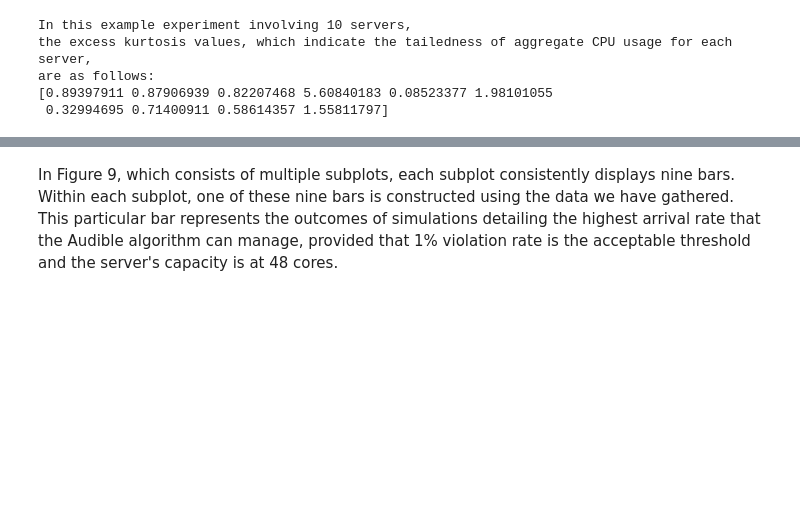
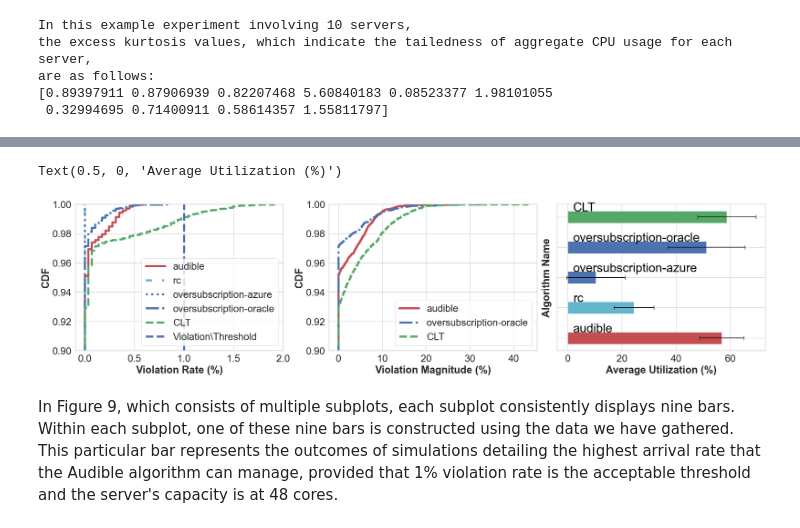
Before and after one commit to seyedali14/audible-artifact-asplos24, a Jupyter notebook: figures.ipynb, the cells around one changed output, grey strips where cells are left out. Cells and saved outputs as stored; diff of their text form; code cells hidden in the pictures; blank space fills up the shorter version.

```diff
--- a/figures.ipynb
+++ b/figures.ipynb
@@ -303,10 +300,10 @@ To replicate the graphs reported in the paper exactly, you will need the result
 # %%
 df_per_algo = {}
 server_capacity = 48
-for algo in ['audible']:
+for algo, vm_arr_rate, first_model in [('audible', 269, '0.95'), ('rc', 115, 'rc-0.95'), ('oversubscription-azure', 49, '2X'), ('oversubscription-oracle', 242, '0.4X'), ('CLT', 278, '0.95')]:
     dfs = []
-    for random_seed in range(10):
-        location = f'results/audible/small_{random_seed}_{algo}_2021_burstable_269_86400_0.95_oracle_worst-fit_usage_756_{server_capacity}_0.01_0_True_2016'
+    for random_seed in range(777, 787):
+        location = f"results/{algo}/small_{random_seed}_{algo}_2021_burstable_{vm_arr_rate}_87264_{first_model}_oracle_worst-fit_usage_756_{server_capacity}_0.01_0_True_2880"
         result_df = pd.read_feather(f'{location}.feather')
         dfs.append(result_df)
     df_per_algo[algo] = pd.concat(dfs, axis=0)
@@ -317,7 +310,7 @@ df_per_algo['audible'].shape
 # %%
 average_utilization_per_algorithm, violation_rate_per_algorithm, max_violation_magnitude_per_algorithm = {}, {}, {}
-for algo in ['audible']:
-    average_utilization_per_algorithm[algo] = 100*df_per_algo['audible']['usage'].apply(np.mean).values/server_capacity
-    violation_rate_per_algorithm[algo] = df_per_algo['audible']['usage'].apply( lambda x: 100*len(x[x>=server_capacity])/len(x) )
-    temp = df_per_algo['audible']['usage'].apply( lambda x: np.max((100*x[x>=server_capacity]/server_capacity) - 100, initial=0))
+for algo, vm_arr_rate, first_model in [('audible', 269, '0.95'), ('rc', 115, 'rc-0.95'), ('oversubscription-azure', 49, '2X'), ('oversubscription-oracle', 242, '0.4X'), ('CLT', 278, '0.95')]:
+    average_utilization_per_algorithm[algo] = 100*df_per_algo[algo]['usage'].apply(np.mean).values/server_capacity
+    violation_rate_per_algorithm[algo] = df_per_algo[algo]['usage'].apply( lambda x: 100*len(x[x>server_capacity])/len(x) ).values
+    temp = df_per_algo[algo]['usage'].apply( lambda x: np.max((100*x[x>server_capacity]/server_capacity) - 100, initial=0)).values
     max_violation_magnitude_per_algorithm[algo] = temp#[temp>=0]
@@ -360,2 +317,41 @@ plt.show()
+# %%
+fig, axs = plt.subplots(1, 3, figsize = (8.5*2.9, 3*2), constrained_layout=True)
+for algo in violation_rate_per_algorithm:
+    # violation rate
+    sns.ecdfplot(violation_rate_per_algorithm[algo], label = algo, color = algo_to_color[algo.lower()], ax = axs[0], lw = 5, ls = algo_to_ls[algo.lower()])
+    axs[0].set_ylim(0.9, 1)
+    # max violation Magnitude
+    if sum(max_violation_magnitude_per_algorithm[algo]) != 0:
+        sns.ecdfplot(max_violation_magnitude_per_algorithm[algo], label = algo, color = algo_to_color[algo.lower()], ax = axs[1], lw = 5, ls = algo_to_ls[algo.lower()])
+    axs[1].set_ylim(0.9, 1)
+
+axs[0].set_xlabel('Violation Rate (%)')
+axs[0].set_ylabel('CDF')
+axs[0].vlines(ymin = 0.9, ymax = 1, x = 1, ls = '--', lw = 5, label = 'Violation\Threshold')
+axs[0].legend(loc = 4)
+
+axs[1].set_xlabel('Violation Magnitude (%)')
+axs[1].set_ylabel('CDF')
+axs[1].legend(loc = 4)
+
+# Average Utilization
+means = {algo:np.mean(average_utilization_per_algorithm[algo]) for algo in average_utilization_per_algorithm}
+ranges = [np.max(average_utilization_per_algorithm[algo]) - np.min(average_utilization_per_algorithm[algo]) for algo in average_utilization_per_algorithm]
+bar_colors = [algo_to_color[algo.lower()] for algo in average_utilization_per_algorithm]
+axs[2].barh(np.arange(len(means)), means.values(), xerr=ranges, capsize=5, color=bar_colors, ecolor='black', height = 0.4)
+# axs[2].set_yticklabels(means.keys())
+axs[2].set_yticklabels([])
+for i, (algorithm_name, value) in enumerate(means.items()):
+    axs[2].text(2, i + 0.3, algorithm_name.replace('\n', ' '), va='center', ha='left', color='black', fontsize=size*1.5)
+
+# axs[2].tick_params(axis='y', direction='in', pad=-35)
+axs[2].set_yticks(range(len(means)))
+axs[2].set_ylabel('Algorithm Name')
+axs[2].set_xlabel('Average Utilization (%)')
+# fig.subplots_adjust(wspace=0.1)
+# plt.tight_layout()
+# %% [output]
+Text(0.5, 0, 'Average Utilization (%)')
+[figure, added]
 # %% [markdown]
 In Figure 9, which consists of multiple subplots, each subplot consistently displays nine bars. Within each subplot, one of these nine bars is constructed using the data we have gathered. This particular bar represents the outcomes of simulations detailing the highest arrival rate that the Audible algorithm can manage, provided that 1% violation rate is the acceptable threshold and the server's capacity is at 48 cores.
```
Also changed, not shown: parts of 19 cells of this notebook, 54 other files.
